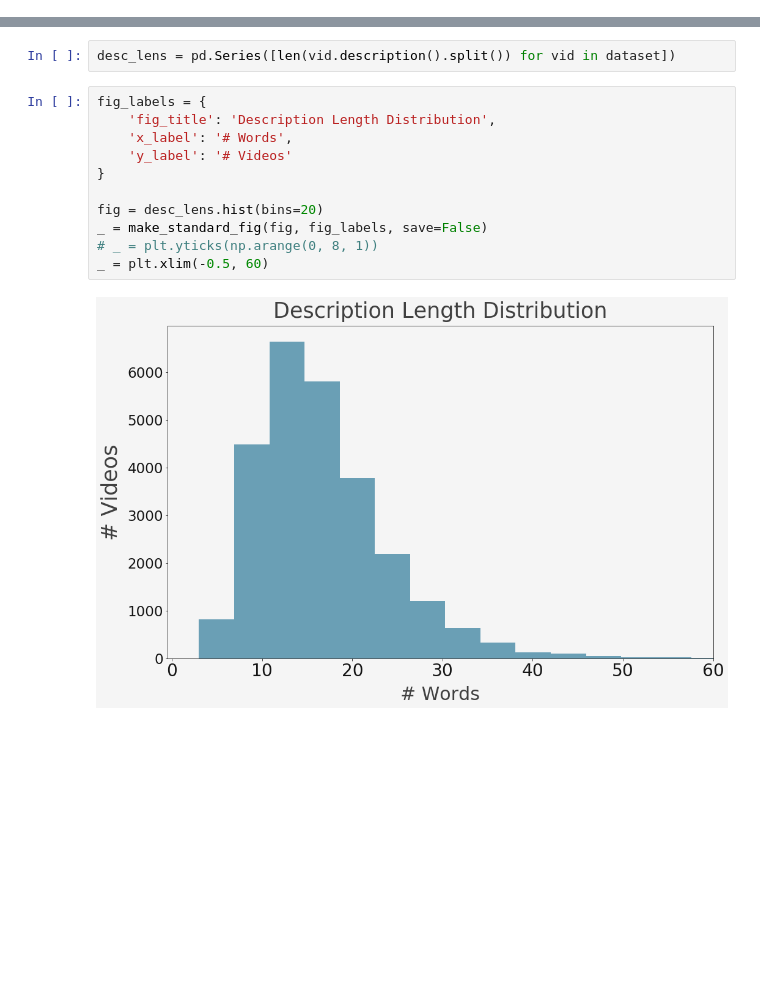
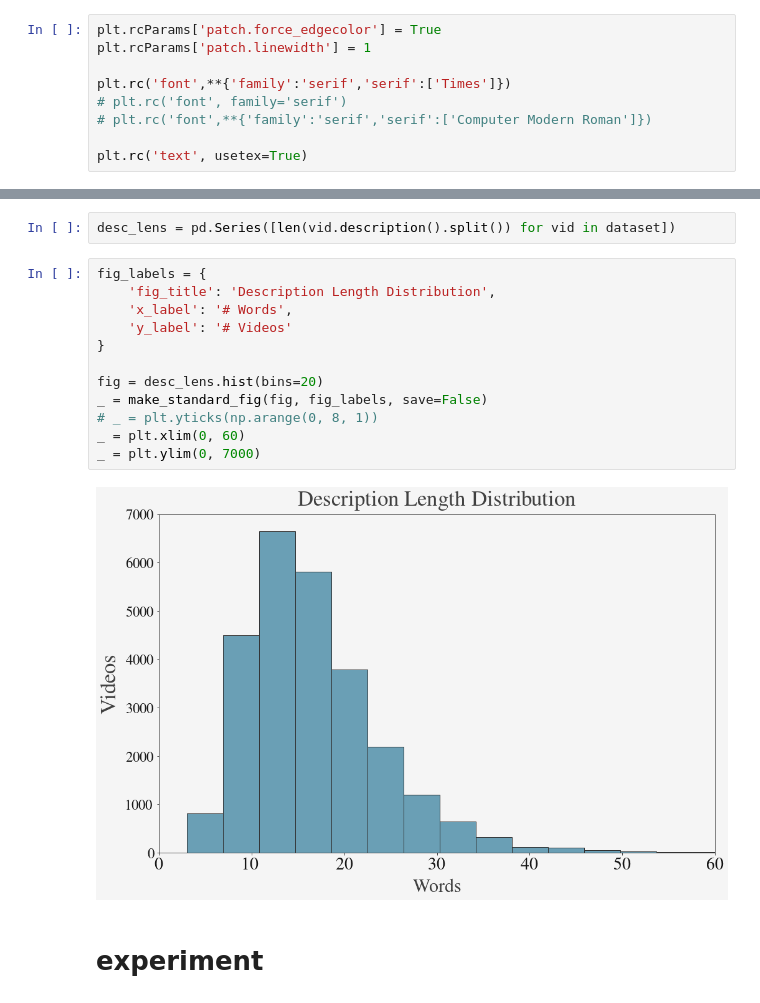
Before and after one commit to drschwenk/analyze_ds, a Jupyter notebook: analysis.ipynb, the cells around one changed output, grey strips where cells are left out. Drawn from its saved outputs; the diff is of its cells as text; blank space fills up the shorter version.

```diff
--- a/analysis.ipynb
+++ b/analysis.ipynb
@@ -49,3 +50,12 @@ plt.rcParams['figure.figsize'] = (16.0, 10.0)
 import anigen_tools
 from anigen_tools.dataset import FlintstonesDataset
 from anigen_tools.mturk import unpickle_this, pickle_this
+# %%
+plt.rcParams['patch.force_edgecolor'] = True
+plt.rcParams['patch.linewidth'] = 1
+
+plt.rc('font',**{'family':'serif','serif':['Times']})
+# plt.rc('font', family='serif')
+# plt.rc('font',**{'family':'serif','serif':['Computer Modern Roman']})
+
+plt.rc('text', usetex=True)
@@ -138,13 +125,16 @@ desc_lens = pd.Series([len(vid.description().split()) for vid in dataset])
 # %%
 fig_labels = {
     'fig_title': 'Description Length Distribution',
     'x_label': '# Words',
     'y_label': '# Videos'
 }
 
 fig = desc_lens.hist(bins=20)
 _ = make_standard_fig(fig, fig_labels, save=False)
 # _ = plt.yticks(np.arange(0, 8, 1))
-_ = plt.xlim(-0.5, 60)
+_ = plt.xlim(0, 60)
+_ = plt.ylim(0, 7000)
 # %% [output]
-[figure, old version]
+[figure, new version]
+# %% [markdown]
+# experiment
```
Also changed, not shown: parts of 17 cells of this notebook.
